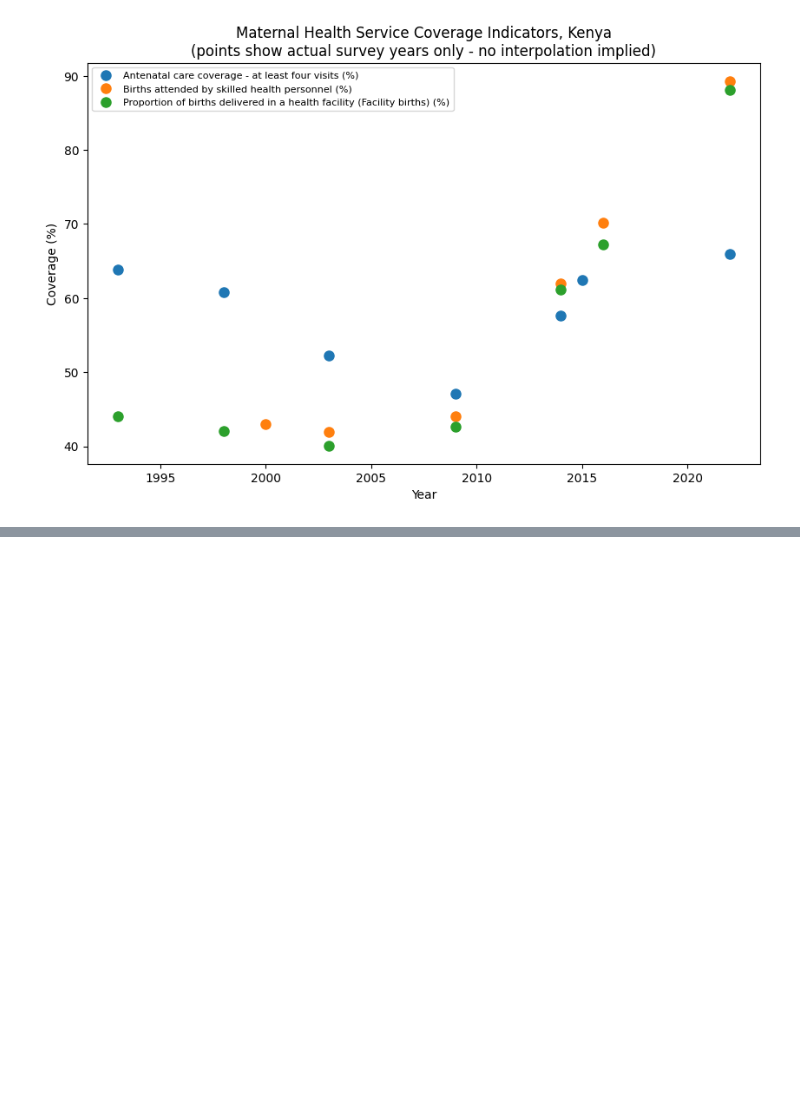
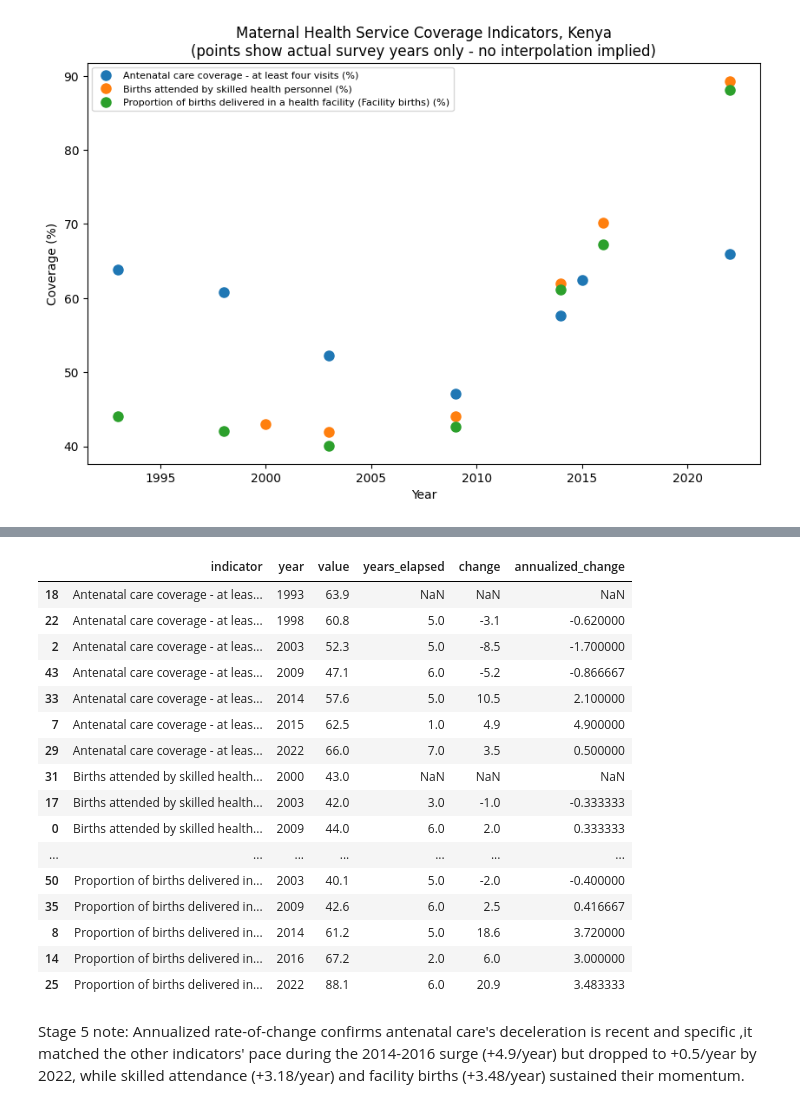
Before and after one commit to JacksonOtieno/Maternal-Child-Health-Kenya-Analysis., a Jupyter notebook: notebooks/01_data_exploration.ipynb, the cells around one changed output, grey strips where cells are left out. Drawn from its saved outputs; the diff is of its cells as text; code cells hidden in the pictures; blank space fills up the shorter version.

Commit message:
Add Stage 5: feature engineering (annualized rate of change)

```diff
--- a/notebooks/01_data_exploration.ipynb
+++ b/notebooks/01_data_exploration.ipynb
@@ -401,0 +417,37 @@ plt.show()
+# %%
+def add_rate_of_change(df):
+    df = df.sort_values(['indicator', 'year']).copy()
+    df['prev_value'] = df.groupby('indicator')['value'].shift(1)
+    df['prev_year'] = df.groupby('indicator')['year'].shift(1)
+    df['years_elapsed'] = df['year'] - df['prev_year']
+    df['change'] = df['value'] - df['prev_value']
+    df['annualized_change'] = df['change'] / df['years_elapsed']
+    return df
+
+df_features = add_rate_of_change(df_clean)
+
+df_features[df_features['indicator'].isin([
+    'Antenatal care coverage - at least four visits (%)',
+    'Births attended by skilled health personnel (%)',
+    'Proportion of births delivered in a health facility (Facility births) (%)'
+])][['indicator', 'year', 'value', 'years_elapsed', 'change', 'annualized_change']]
+# %% [output]
+|  | indicator | year | value | years_elapsed | change | annualized_change |
+| 18 | Antenatal care coverage - at leas... | 1993 | 63.9 | NaN | NaN | NaN |
+| 22 | Antenatal care coverage - at leas... | 1998 | 60.8 | 5.0 | -3.1 | -0.620000 |
+| 2 | Antenatal care coverage - at leas... | 2003 | 52.3 | 5.0 | -8.5 | -1.700000 |
+| 43 | Antenatal care coverage - at leas... | 2009 | 47.1 | 6.0 | -5.2 | -0.866667 |
+| 33 | Antenatal care coverage - at leas... | 2014 | 57.6 | 5.0 | 10.5 | 2.100000 |
+| 7 | Antenatal care coverage - at leas... | 2015 | 62.5 | 1.0 | 4.9 | 4.900000 |
+| 29 | Antenatal care coverage - at leas... | 2022 | 66.0 | 7.0 | 3.5 | 0.500000 |
+| 31 | Births attended by skilled health... | 2000 | 43.0 | NaN | NaN | NaN |
+| 17 | Births attended by skilled health... | 2003 | 42.0 | 3.0 | -1.0 | -0.333333 |
+| 0 | Births attended by skilled health... | 2009 | 44.0 | 6.0 | 2.0 | 0.333333 |
+| ... | ... | ... | ... | ... | ... | ... |
+| 50 | Proportion of births delivered in... | 2003 | 40.1 | 5.0 | -2.0 | -0.400000 |
+| 35 | Proportion of births delivered in... | 2009 | 42.6 | 6.0 | 2.5 | 0.416667 |
+| 8 | Proportion of births delivered in... | 2014 | 61.2 | 5.0 | 18.6 | 3.720000 |
+| 14 | Proportion of births delivered in... | 2016 | 67.2 | 2.0 | 6.0 | 3.000000 |
+| 25 | Proportion of births delivered in... | 2022 | 88.1 | 6.0 | 20.9 | 3.483333 |
+# %% [markdown]
+Stage 5 note: Annualized rate-of-change confirms antenatal care's deceleration is recent and specific ,it matched the other indicators' pace during the 2014-2016 surge (+4.9/year) but dropped to +0.5/year by 2022, while skilled attendance (+3.18/year) and facility births (+3.48/year) sustained their momentum.
```
Also changed, not shown: parts of 1 cell of this notebook.
